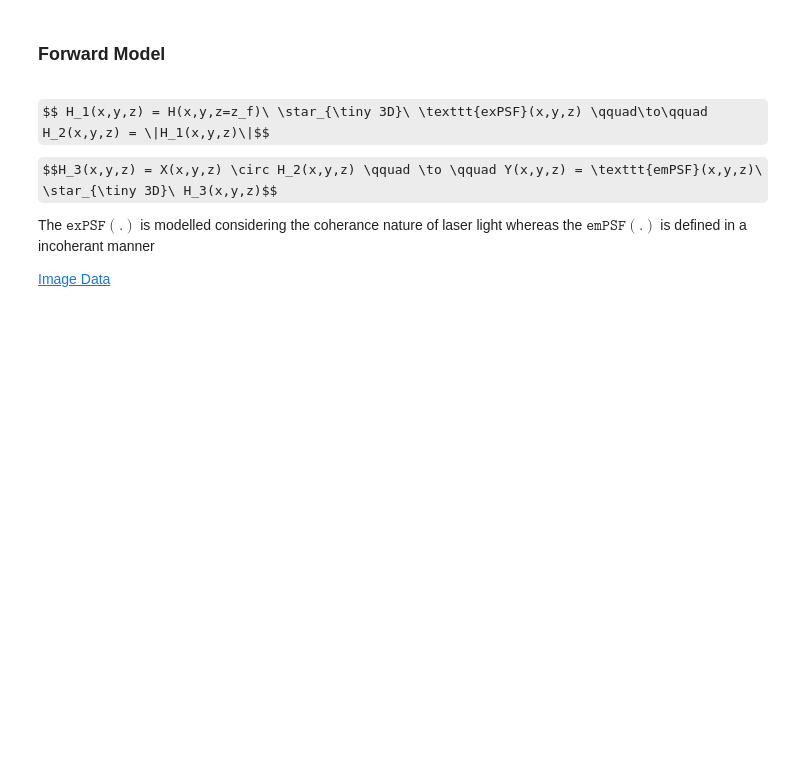
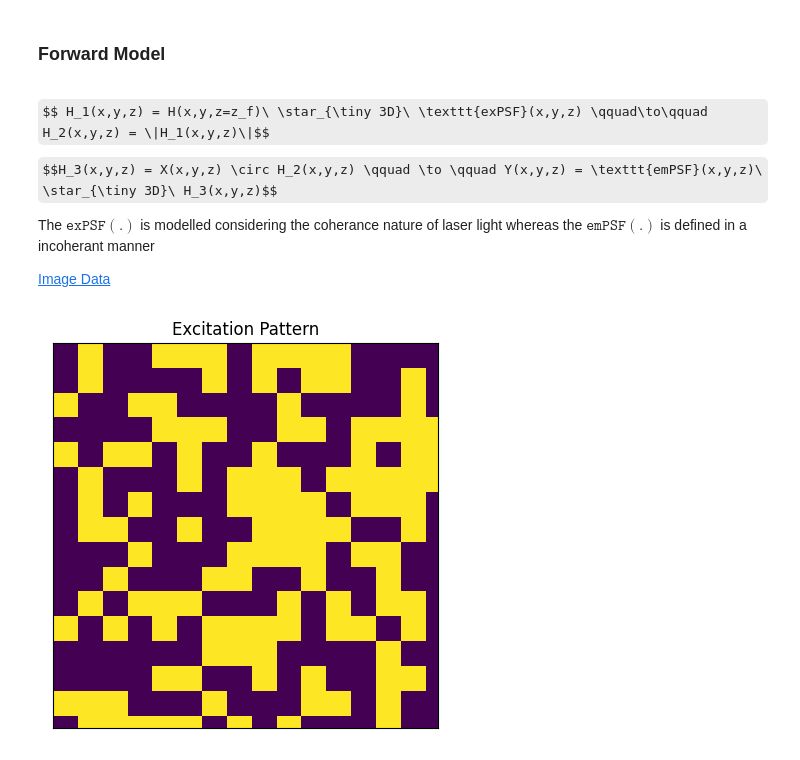
Before and after one commit to sanjith1999/FRIS, a Jupyter notebook: forward_model/forward_model.ipynb, the cells around one changed output. Drawn from its saved outputs; the diff is of its cells as text; code cells hidden in the pictures; some formulas as TeX source; blank space fills up the shorter version.

Commit message:
V0.3: Forward Model: Visualization of A

```diff
--- a/forward_model/forward_model.ipynb
+++ b/forward_model/forward_model.ipynb
@@ -188,7 +191,6 @@ NA = 1.3
 Rindex= 1.518
 lambda_= 532.0/ 1000 #um
 dx= 0.1 #um
-Nx= 121
-Ny= 121
-Nz= 121
+
+Nx,Ny,Nz = 31,31,31
 device= torch.device('cuda' if torch.cuda.is_available() else 'cpu')
@@ -219,0 +254,7 @@ H2 = (H1.abs()**2).sum(dim= 0)
+# %%
+patch_size= min(Nx,Ny)//20
+Ht_2D= (torch.randn(Nx//patch_size, Ny//patch_size)>0).float()
+Ht_2D = Ht_2D.repeat_interleave(patch_size+1, dim= 0).repeat_interleave(patch_size+1, dim= 1)[:Nx, :Ny]
+show_image(Ht_2D, "Excitation Pattern",fig_size = (5,5))
+# %% [output]
+[figure, added]
```
Also changed, not shown: parts of 27 cells of this notebook.
